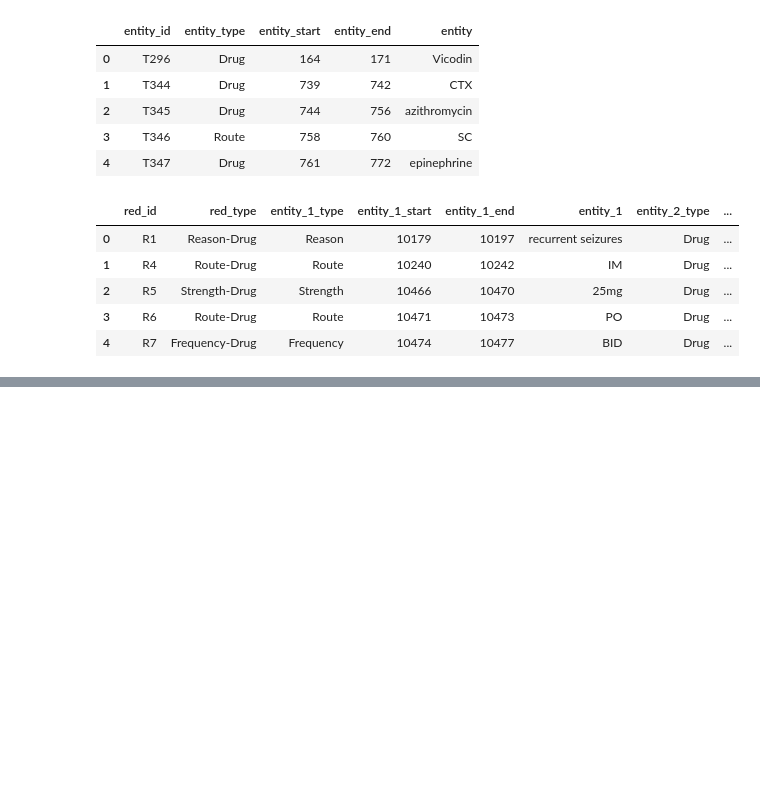
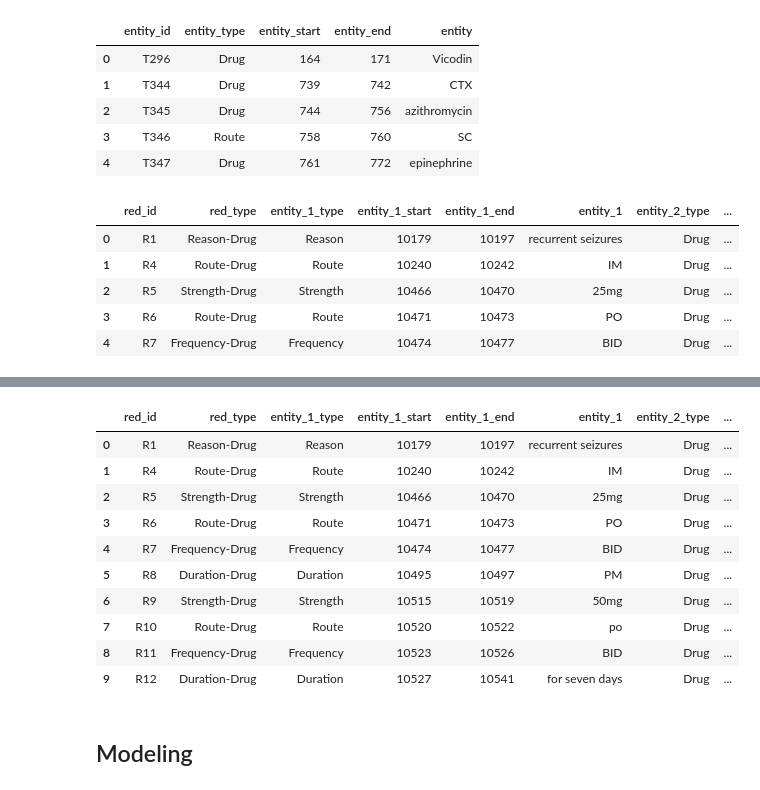
Before and after one commit to oakkas/n2c2_2018_task2_llm, a Jupyter notebook: Harvard__n2c2_NLP_Research_Data_Sets_2018_Track_2_ADE_and_Medication_Extraction_Challenge.ipynb, the cells around one changed output, grey strips where cells are left out. Saved outputs shown, nothing was run; the diff lists cells and outputs as text; code cells hidden in the pictures; blank space fills up the shorter version.

```diff
--- a/Harvard__n2c2_NLP_Research_Data_Sets_2018_Track_2_ADE_and_Medication_Extraction_Challenge.ipynb
+++ b/Harvard__n2c2_NLP_Research_Data_Sets_2018_Track_2_ADE_and_Medication_Extraction_Challenge.ipynb
@@ -580,3 +121,31 @@ r_lines_df2.head()
+# %%
+sentence_template_map = {'Reason': 'The patinet is using <Drug> for <Reason>.',
+                         'Route': '<Drug> is adminiustarted through <Route>.',
+                         'Strength': 'The strength of <Drug> is <Strength>.',
+                         'Dosage': 'The dosage of <Drug> is <Dosage>',
+                         'Frequency': 'The frequency of <Drug> is <Frequency>',
+                         'Form': 'The form of <Drug> is <Form>',
+                         'ADE': '<ADE> is caused by <Drug>',
+                         'Duration': 'The duration of <Drug> is <Duration>'}
+def print_x(row):
+  return sentence_template_map[row['entity_1_type']].replace('<Drug>', row['entity_2']).replace(f'<{row["entity_1_type"]}>', row['entity_1'])
+r_lines_df2['sentence'] = r_lines_df2.apply(lambda x: print_x(x), axis=1)
+# %%
+r_lines_df2.head(10)
+# %% [output]
+|  | red_id | red_type | entity_1_type | entity_1_start | entity_1_end | entity_1 | entity_2_type | ... |
+| 0 | R1 | Reason-Drug | Reason | 10179 | 10197 | recurrent seizures | Drug | ... |
+| 1 | R4 | Route-Drug | Route | 10240 | 10242 | IM | Drug | ... |
+| 2 | R5 | Strength-Drug | Strength | 10466 | 10470 | 25mg | Drug | ... |
+| 3 | R6 | Route-Drug | Route | 10471 | 10473 | PO | Drug | ... |
+| 4 | R7 | Frequency-Drug | Frequency | 10474 | 10477 | BID | Drug | ... |
+| 5 | R8 | Duration-Drug | Duration | 10495 | 10497 | PM | Drug | ... |
+| 6 | R9 | Strength-Drug | Strength | 10515 | 10519 | 50mg | Drug | ... |
+| 7 | R10 | Route-Drug | Route | 10520 | 10522 | po | Drug | ... |
+| 8 | R11 | Frequency-Drug | Frequency | 10523 | 10526 | BID | Drug | ... |
+| 9 | R12 | Duration-Drug | Duration | 10527 | 10541 | for seven days | Drug | ... |
+# %% [markdown]
+## Modeling
 # %%
 import os
 import argparse
```
Also changed, not shown: parts of 7 cells of this notebook.
